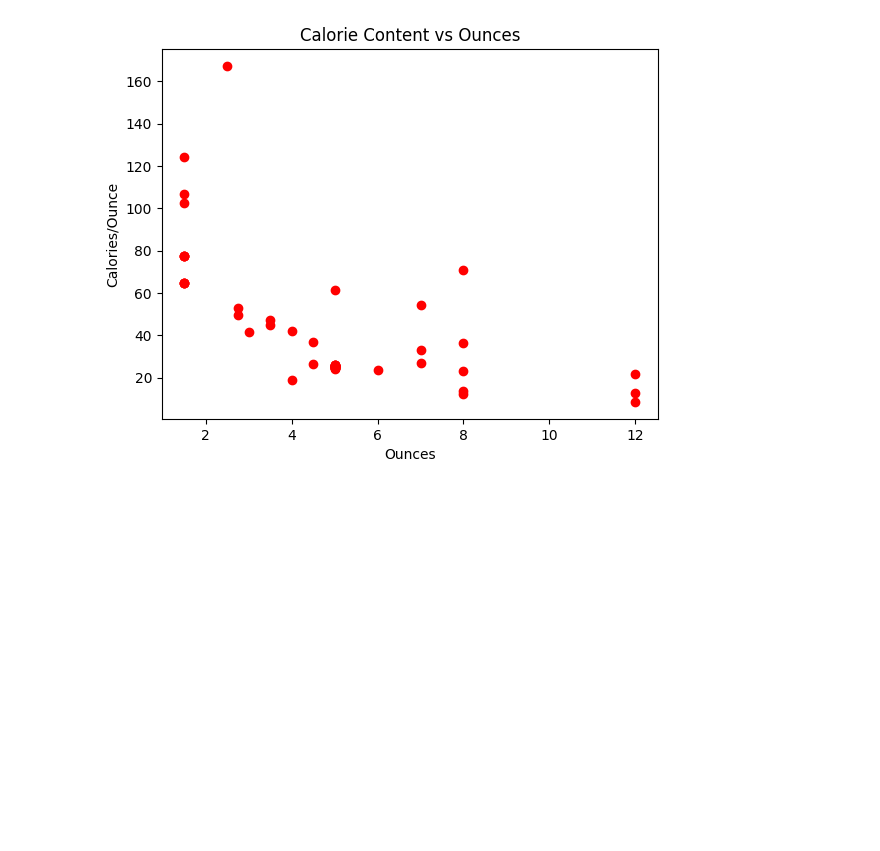
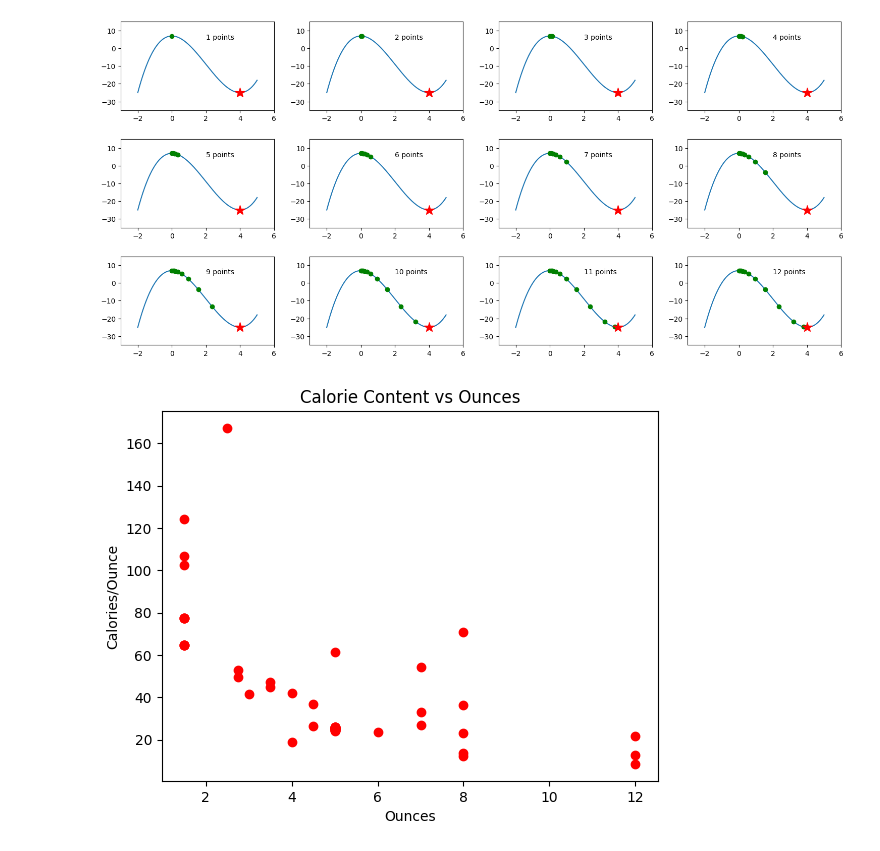
Before and after one commit to narges2027/Mmmmm..Machine_Learning, a Jupyter notebook: Class_Files/gradients.ipynb, the cells around one changed output. Cells and saved outputs as stored; diff of their text form; code cells hidden in the pictures; blank space fills up the shorter version.

```diff
--- a/Class_Files/gradients.ipynb
+++ b/Class_Files/gradients.ipynb
@@ -7,3 +18,38 @@ from scipy.optimize import curve_fit
+# %%
+dt = 0.05
+xVals = [0]
+yVals = [f(0)]
+temp_x = xVals[-1]
+for i in range(100):
+    temp_y = f(temp_x)
+    new_x = temp_x-dt*df(temp_x)
+    new_y = f(new_x)
+    if new_x==temp_x:
+        temp_x += dt
+    elif new_y<temp_y:
+        temp_x = new_x
+        dt = 1.05*dt
+        xVals.append(new_x)
+        yVals.append(new_y)
+    else:
+        dt = 0.95*dt
+# %%
+final = len(xVals)-1
+step = int(final/12)
+index = 1
+GD_fig, GD_ax = plt.subplots(ncols=4, nrows=3,figsize=(15,7))
+GD_fig.tight_layout(h_pad=2, w_pad=2)
+for row in range(3):
+    for col in range(4):
+        GD_ax[row,col].plot(X,f(X))
+        GD_ax[row,col].plot(xVals[:index],yVals[:index],"go")
+        GD_ax[row,col].plot(xVals[final],yVals[final],"r*",markersize=15)
+        GD_ax[row,col].set_xlim(-3,6)
+        GD_ax[row,col].set_ylim(-35,15)
+        GD_ax[row,col].annotate(str(index)+" points",(2,5))
+        index = int(index+step)
+# %% [output]
+[figure, added]
 # %%
 # Here we import the data and assign each column of values to a variable:
 # Notice that as columsn are assigned they are made Numpy arrays
```
Also changed, not shown: parts of 4 cells of this notebook.
